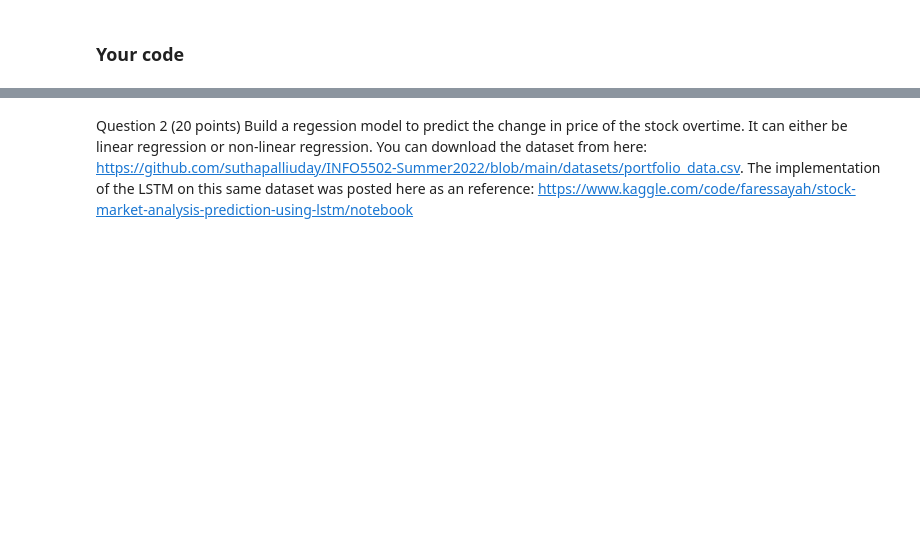
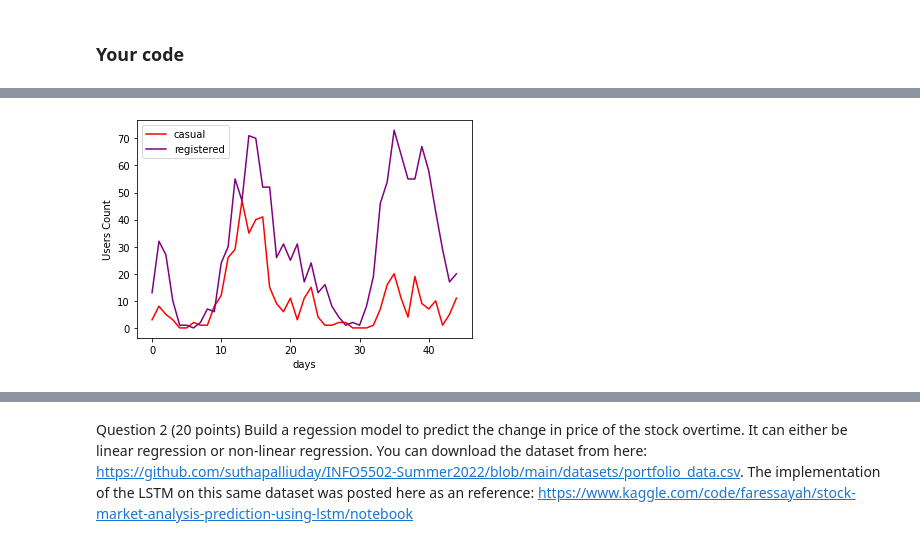
Before and after one commit to Revanthch/INFO-5502, a Jupyter notebook: lab_assignment_06.ipynb, the cells around one changed output, grey strips where cells are left out. Saved outputs shown, nothing was run; the diff lists cells and outputs as text; code cells hidden in the pictures; blank space fills up the shorter version.

```diff
--- a/lab_assignment_06.ipynb
+++ b/lab_assignment_06.ipynb
@@ -185,0 +168,10 @@ print("Predicted the counts and saved as my_prediction.csv")
+# %%
+# visual representation of casual and registered users for last 45 days
+axes=pt.gca()
+df_train[['casual']][:45].plot(kind='line',color='red',ax=axes)
+df_train[['registered']][:45].plot(kind='line',color='purple',ax=axes)
+pt.xlabel("days")
+pt.ylabel("Users Count")
+pt.show()
+# %% [output]
+[figure, added]
```
Also changed, not shown: parts of 15 cells of this notebook.
